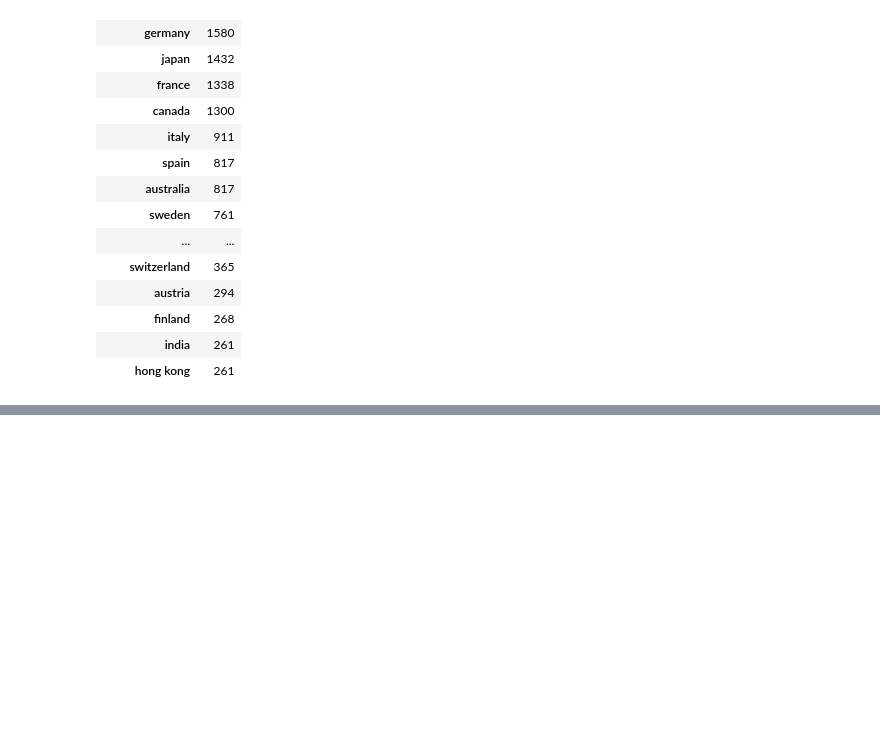
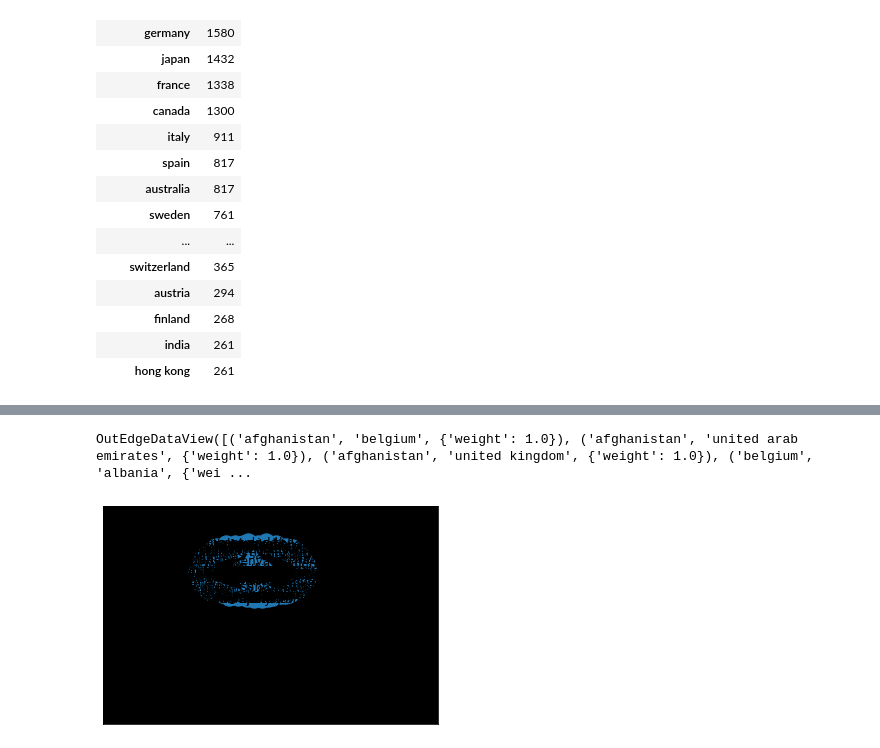
Before and after one commit to epfl-ada/ada-2020-project-milestone-p3-p3_runtime-error, a Jupyter notebook: creative_extension.ipynb, the cells around one changed output, grey strips where cells are left out. Cells and saved outputs as stored; diff of their text form; code cells hidden in the pictures; blank space fills up the shorter version.

```diff
--- a/creative_extension.ipynb
+++ b/creative_extension.ipynb
@@ -458,0 +532,10 @@ brightkite_departures.head(20)
+# %%
+H = nx.read_weighted_edgelist('GowallaTrips.edgelist', delimiter = ',', create_using=nx.DiGraph())
+H.edges(data = True)
+# %% [output]
+OutEdgeDataView([('afghanistan', 'belgium', {'weight': 1.0}), ('afghanistan', 'united arab emirates', {'weight': 1.0}), ('afghanistan', 'united kingdom', {'weight': 1.0}), ('belgium', 'albania', {'wei ...
+# %%
+edge_width = [H[u][v]['weight'] for u, v in H.edges()]
+nx.draw_networkx(H,  width = edge_width)
+# %% [output]
+[figure, added]
```
Also changed, not shown: parts of 15 cells of this notebook.
